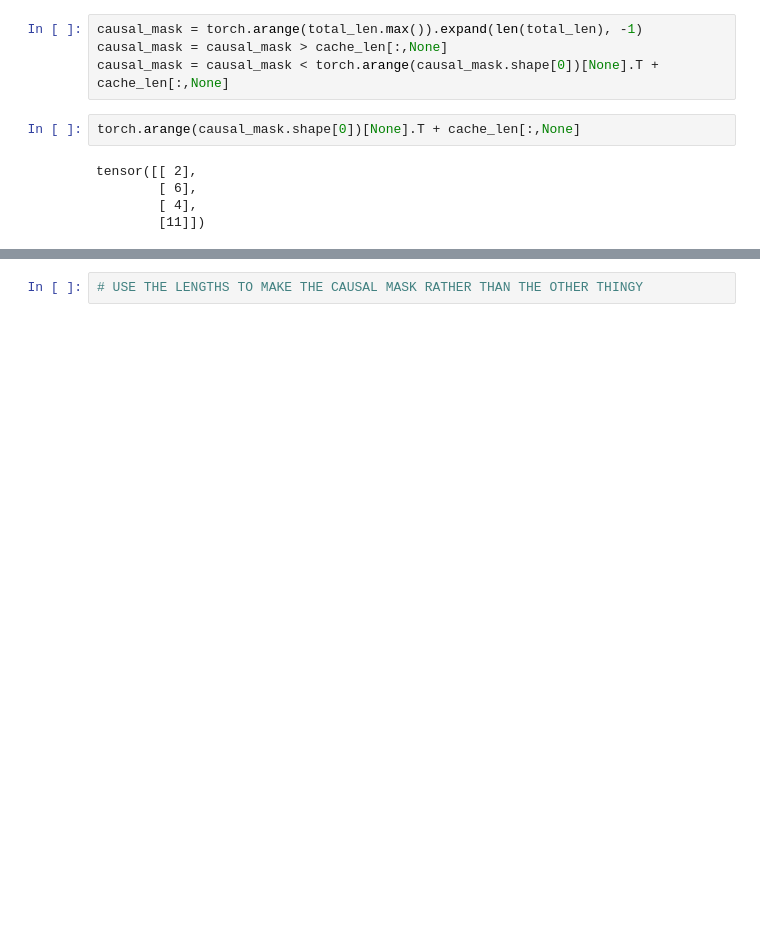
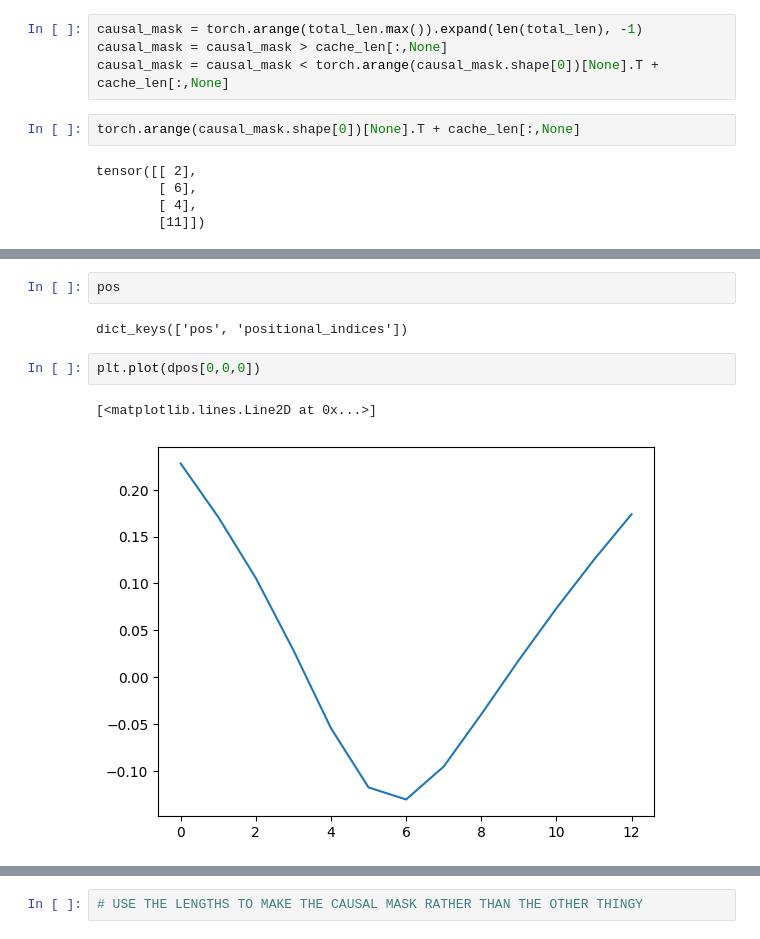
Before and after one commit to robflynnyh/asr_training_scripts, a Jupyter notebook: ipynbs/caching_test.ipynb, the cells around one changed output, grey strips where cells are left out. Drawn from its saved outputs; the diff is of its cells as text; blank space fills up the shorter version.

```diff
--- a/ipynbs/caching_test.ipynb
+++ b/ipynbs/caching_test.ipynb
@@ -49,0 +114,9 @@ tensor([[ 2],
+# %%
+pos
+# %% [output]
+dict_keys(['pos', 'positional_indices'])
+# %%
+plt.plot(dpos[0,0,0])
+# %% [output]
+[<matplotlib.lines.Line2D at 0x...>]
+[figure, added]
```
Also changed, not shown: parts of 41 cells of this notebook, 1 other file.
